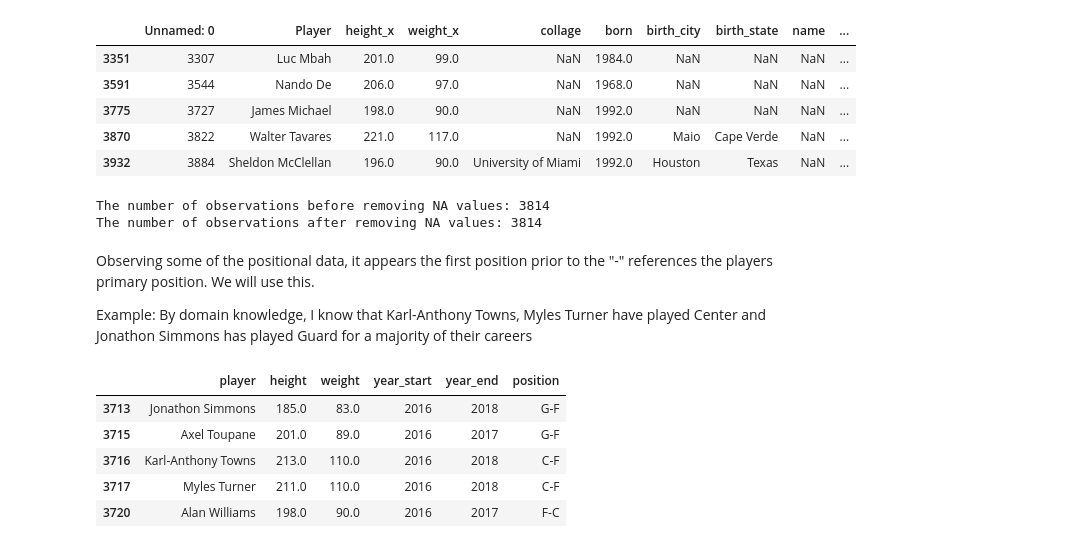
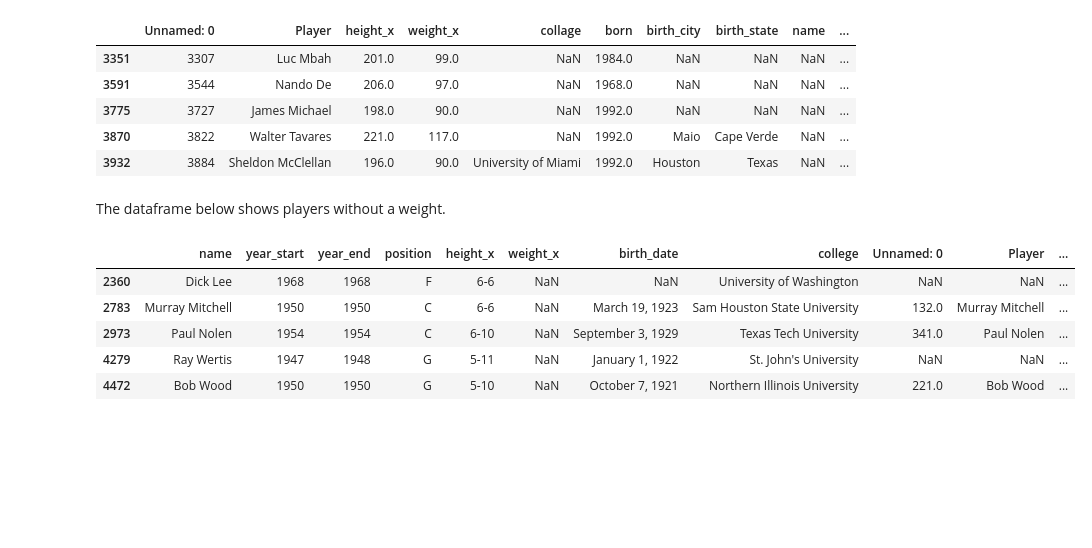
Before and after one commit to danielliu2707/positionn, a Jupyter notebook: physical_dimensions.ipynb, the cells around one changed output. Cells and saved outputs as stored; diff of their text form; code cells hidden in the pictures; blank space fills up the shorter version.

```diff
--- a/physical_dimensions.ipynb
+++ b/physical_dimensions.ipynb
@@ -60,6 +86,19 @@ full_player_data[full_player_data['position'].isna()].tail()
 | 3775 | 3727 | James Michael | 198.0 | 90.0 | NaN | 1992.0 | NaN | NaN | NaN | ... |
 | 3870 | 3822 | Walter Tavares | 221.0 | 117.0 | NaN | 1992.0 | Maio | Cape Verde | NaN | ... |
 | 3932 | 3884 | Sheldon McClellan | 196.0 | 90.0 | University of Miami | 1992.0 | Houston | Texas | NaN | ... |
+# %% [markdown]
+The dataframe below shows players without a weight.
+# %%
+full_player_data = pd.merge(player_pos, player_attributes, how = "left", left_on = "name", right_on = "Player")
+
+full_player_data[(full_player_data['weight_x'].isna())].tail()
+# %% [output]
+|  | name | year_start | year_end | position | height_x | weight_x | birth_date | college | Unnamed: 0 | Player | ... |
+| 2360 | Dick Lee | 1968 | 1968 | F | 6-6 | NaN | NaN | University of Washington | NaN | NaN | ... |
+| 2783 | Murray Mitchell | 1950 | 1950 | C | 6-6 | NaN | March 19, 1923 | Sam Houston State University | 132.0 | Murray Mitchell | ... |
+| 2973 | Paul Nolen | 1954 | 1954 | C | 6-10 | NaN | September 3, 1929 | Texas Tech University | 341.0 | Paul Nolen | ... |
+| 4279 | Ray Wertis | 1947 | 1948 | G | 5-11 | NaN | January 1, 1922 | St. John's University | NaN | NaN | ... |
+| 4472 | Bob Wood | 1950 | 1950 | G | 5-10 | NaN | October 7, 1921 | Northern Illinois University | 221.0 | Bob Wood | ... |
 # %%
 # Convert player position into string
 player_data['position'] = player_data['position'].astype(str)
@@ -72,25 +104,0 @@ player_data.rename(columns = {"Player": "player", "height_x": "height", "weight_
-# %%
-# Check number of observatons before
-print("The number of observations before removing NA values:", len(player_data))
-
-# Lets remove NA values in relevant columns
-player_data.dropna(subset = ['height', 'weight', 'position'], inplace = True)
-
-# Check number of observatons after
-print("The number of observations after removing NA values:", len(player_data))
-# %% [output]
-The number of observations before removing NA values: 3814
-The number of observations after removing NA values: 3814
-# %% [markdown]
-Observing some of the positional data, it appears the first position prior to the "-" references the players primary position. We will use this.
-
-Example: By domain knowledge, I know that Karl-Anthony Towns, Myles Turner have played Center and Jonathon Simmons has played Guard for a majority of their careers
-# %%
-player_data[(player_data['year_start'] == 2016) & (player_data['position'].str.contains('-'))].tail()
-# %% [output]
-|  | player | height | weight | year_start | year_end | position |
-| 3713 | Jonathon Simmons | 185.0 | 83.0 | 2016 | 2018 | G-F |
-| 3715 | Axel Toupane | 201.0 | 89.0 | 2016 | 2017 | G-F |
-| 3716 | Karl-Anthony Towns | 213.0 | 110.0 | 2016 | 2018 | C-F |
-| 3717 | Myles Turner | 211.0 | 110.0 | 2016 | 2018 | C-F |
-| 3720 | Alan Williams | 198.0 | 90.0 | 2016 | 2017 | F-C |
```
Also changed, not shown: parts of 60 cells of this notebook, 3 other files.
